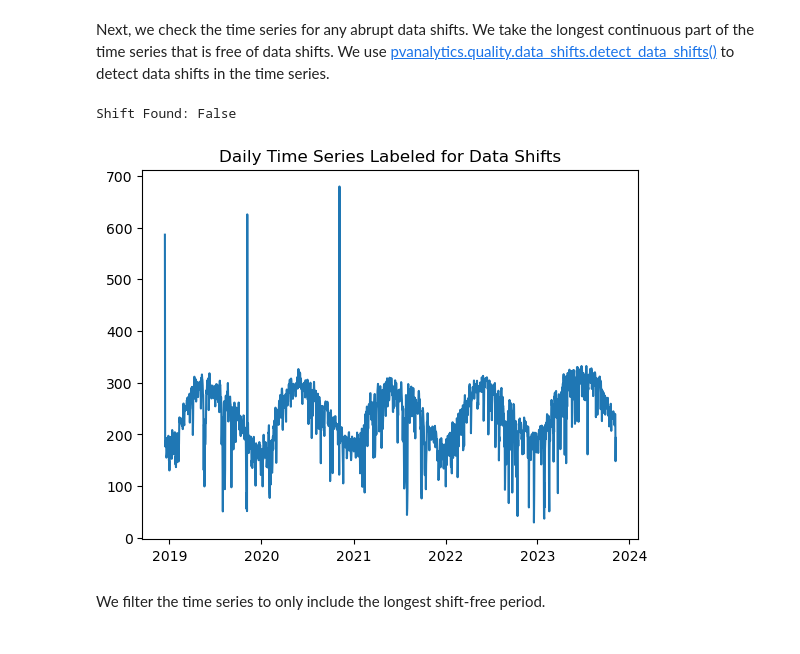
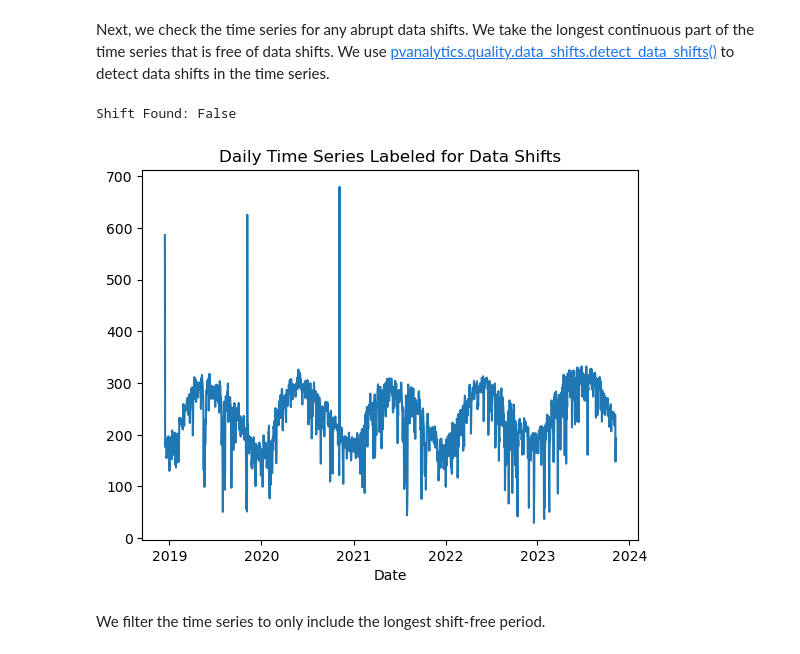
Before and after one commit to qnguyen345/pvdaq_access, a Jupyter notebook: tutorials/tutorials/1 - Downloading Data, and doing a Quality Assessment.ipynb, the cells around one changed output. Drawn from its saved outputs; the diff is of its cells as text; code cells hidden in the pictures.

Commit message:
updated plot labels

```diff
--- a/tutorials/tutorials/1 - Downloading Data, and doing a Quality Assessment.ipynb
+++ b/tutorials/tutorials/1 - Downloading Data, and doing a Quality Assessment.ipynb
@@ -778,31 +779,33 @@ Next, we check the time series for any abrupt data shifts. We take the longest c
 # %%
 # Resample the time series to daily mean
 irradiance_time_series_daily = irradiance_time_series.resample('D').mean()
 data_shift_start_date, data_shift_end_date = \
     ds.get_longest_shift_segment_dates(irradiance_time_series_daily)
 data_shift_period_length = (data_shift_end_date - data_shift_start_date).days
 
 # Get the number of shift dates
 data_shift_mask = ds.detect_data_shifts(irradiance_time_series_daily)
 # Get the shift dates
 shift_dates = list(irradiance_time_series_daily[data_shift_mask].index)
 if len(shift_dates) > 0:
     shift_found = True
 else:
     shift_found = False
 
 # Visualize the time shifts for the daily time series
 print("Shift Found:", shift_found)
 edges = [irradiance_time_series_daily.index[0]] + \
     shift_dates + [irradiance_time_series_daily.index[-1]]
 fig, ax = plt.subplots()
 for (st, ed) in zip(edges[:-1], edges[1:]):
     ax.plot(irradiance_time_series_daily.loc[st:ed])
 plt.title("Daily Time Series Labeled for Data Shifts")
+plt.xlabel("Date")
+plt.ylabel("Irradiance " + f"(W/$m^2$)")
 plt.show()
 # %% [output]
 Shift Found: False
-[figure, old version]
+[figure, new version]
 # %% [markdown]
 We filter the time series to only include the longest shift-free period.
 # %%
```
Also changed, not shown: parts of 4 cells of this notebook.
